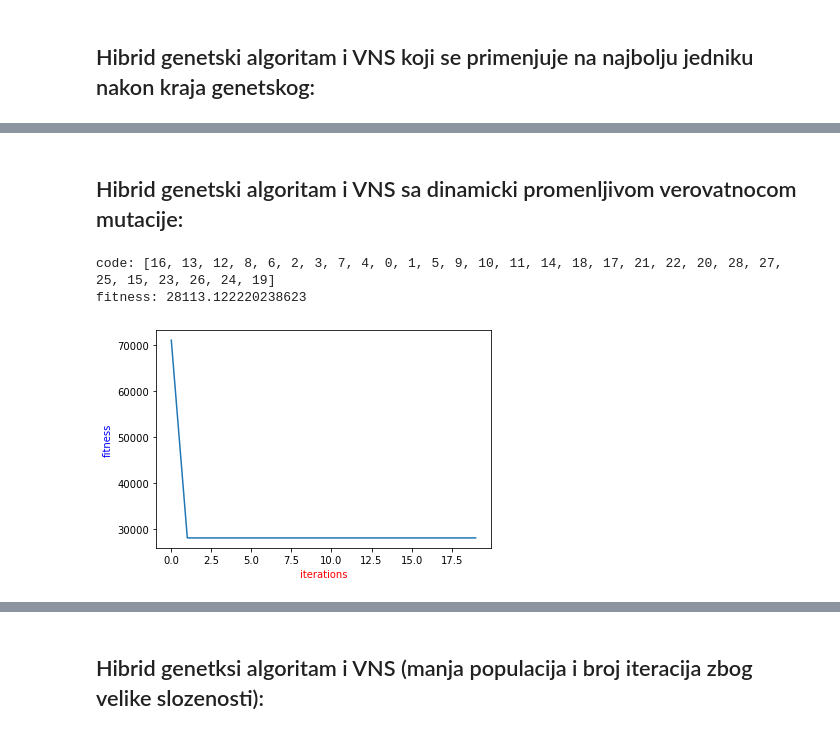
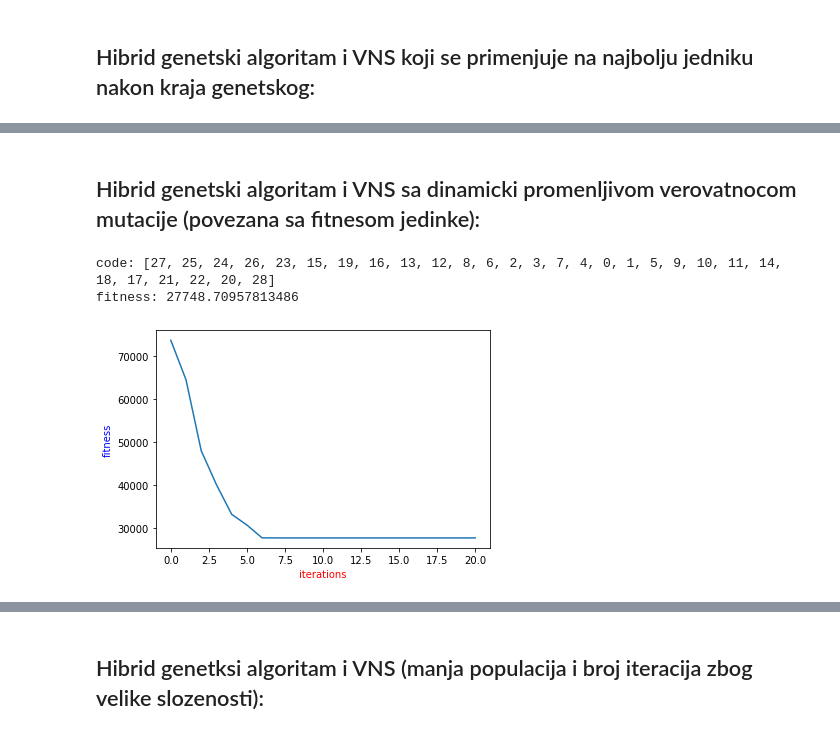
Before and after one commit to mkordic/ga_vns_hybrid, a Jupyter notebook: ga_vns_hybrid.ipynb, the cells around one changed output, grey strips where cells are left out. Drawn from its saved outputs; the diff is of its cells as text; code cells hidden in the pictures.

```diff
--- a/ga_vns_hybrid.ipynb
+++ b/ga_vns_hybrid.ipynb
@@ -172,16 +168,6 @@ def local_search(graph,solution_after_shaking):
             solution_after_shaking.fitness = new_solution.fitness
 # %%
 def shaking(solution, k):
-    n = len(solution)
-    chosen_cities = random.sample(range(n), 2*k)
-    new_solution = deepcopy(solution)
-    m = len(chosen_cities)
-    for i in range(0, m, 2):
-        new_solution[i], new_solution[i+1] = new_solution[i+1], new_solution[i]
-
-    return new_solution
-
-def shaking2(solution, k):
     n = len(solution.code)
     new_solution = deepcopy(solution)
     for _ in range(k):
@@ -192,17 +178,13 @@ def shaking2(solution, k):
 # %%
 def vns(graph,individual, max_k, max_iter, move_prob):
 
-   # new_individual = Individual(graph)
     solution = deepcopy(individual)
-#     solution.code[:] = individual.code[:]
-#     solution.fitness = solution.calc_fitness()
     value = individual.fitness
 
     for i in range(max_iter):
         for k in range(max_k):
-            new_solution = shaking2(solution, k)
+            new_solution = shaking(solution, k)
             local_search(graph,new_solution)
-           # new_individual.code = new_solution.code
 
             new_solution.fitness = new_solution.calc_fitness(graph)
             new_value = new_solution.fitness
@@ -244,16 +222,12 @@ def vns_benchmark_version(graph,individual, max_k, max_iter, move_prob):
 # %%
 def rvns(graph,individual, max_k, max_iter, move_prob):
 
-   # new_individual = Individual(graph)
     solution = deepcopy(individual)
-#     solution.code[:] = individual.code[:]
-#     solution.fitness = solution.calc_fitness()
     value = individual.fitness
 
     for i in range(max_iter):
         for k in range(max_k):
-            new_solution = shaking2(solution, k)
-           # new_individual.code = new_solution.code
+            new_solution = shaking(solution, k)
 
             new_solution.fitness = new_solution.calc_fitness(graph)
             new_value = new_solution.fitness
@@ -523,17 +521,22 @@ fitness: 30297.107366521515
 # %% [markdown]
-## Hibrid genetski algoritam i VNS sa dinamicki promenljivom verovatnocom mutacije:
+## Hibrid genetski algoritam i VNS sa dinamicki promenljivom verovatnocom mutacije (povezana sa fitnesom jedinke):
 # %%
 def ga_rvns_dynamic_mutation_adjustment(g,num_iters, use_elitism, elitism_size, mutation_prob, tournament_size, population_size):
     #init population
     population = [Individual(g) for _ in range(population_size)]
     new_population = [Individual(g) for _ in range(population_size)]
     tmp = []
+    if not use_elitism:
+        elitism_size = 0
 
     for j in range(num_iters):
         if use_elitism:
             population.sort()
-            tmp.append(population[0])
+            tmp.append(deepcopy(population[0]))
             new_population[:elitism_size] = population[:elitism_size]
+        else:
+            current_best = min(population)
+            tmp.append(deepcopy(current_best))
 
         for i in range(elitism_size, population_size, 2):
             #selection
@@ -554,39 +557,39 @@ def ga_rvns_dynamic_mutation_adjustment(g,num_iters, use_elitism, elitism_size,
             new_population[i].fitness = new_population[i].calc_fitness(g)
             new_population[i+1].fitness = new_population[i+1].calc_fitness(g)
 
-            #TODO: vns
+            #vns
             rvns(graph,new_population[i], 2, 5, 0.5)
             rvns(graph,new_population[i+1], 2, 5, 0.5)
 
 
-            #replace_population
+        #replace_population
         vns(graph,population[0], 3, 15, 0.5)
         population[:] = new_population[:]
 
     #find solution
-    best_individual = min(tmp)
+    best_individual = min(population)
+    tmp.append(best_individual)
     fitnesses = list(map(lambda x: x.fitness, tmp))
     print(f"code: {best_individual.code}")
     print(f"fitness: {best_individual.fitness}")
 
-    plt.plot(range(num_iters), fitnesses)
+    plt.plot(range(num_iters+1), fitnesses)
     plt.xlabel("iterations",color="red",fontsize=10)
     plt.ylabel("fitness",color="blue",fontsize=10)
     plt.show()
 # %%
-
 ga_rvns_dynamic_mutation_adjustment( graph,
     num_iters = 20,
     use_elitism = True,
     population_size = 1000,
-    elitism_size = 60,
+    elitism_size = 30,
     mutation_prob = 0.2,
-    tournament_size = 5,
+    tournament_size = 10,
     )
 # %% [output]
-code: [16, 13, 12, 8, 6, 2, 3, 7, 4, 0, 1, 5, 9, 10, 11, 14, 18, 17, 21, 22, 20, 28, 27, 25, 15, 23, 26, 24, 19]
-fitness: 28113.122220238623
+code: [27, 25, 24, 26, 23, 15, 19, 16, 13, 12, 8, 6, 2, 3, 7, 4, 0, 1, 5, 9, 10, 11, 14, 18, 17, 21, 22, 20, 28]
+fitness: 27748.70957813486
-[figure, old version]
+[figure, new version]
 # %%
 0.20 - 4*1000/40265
 # %% [output]
```
Also changed, not shown: parts of 19 cells of this notebook.
